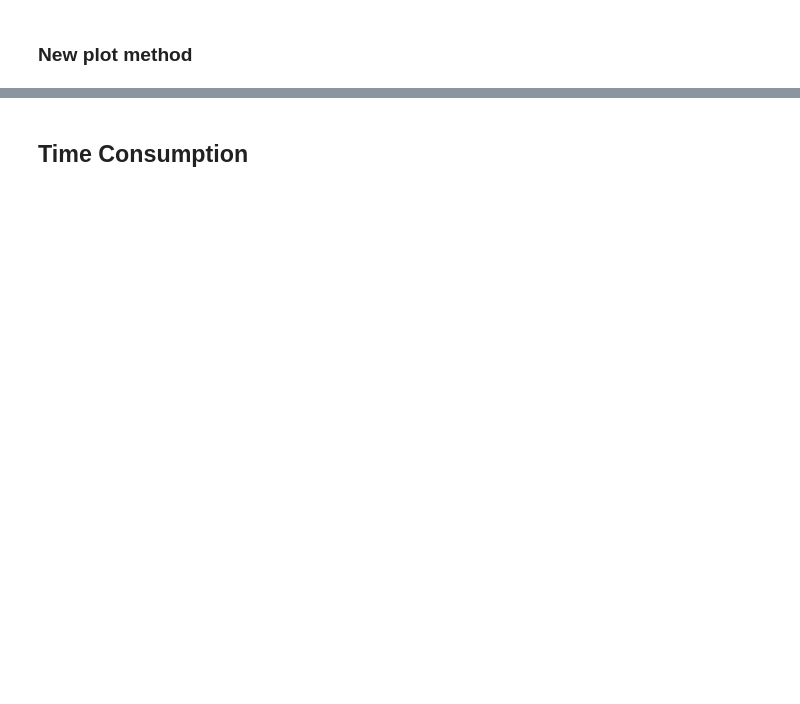
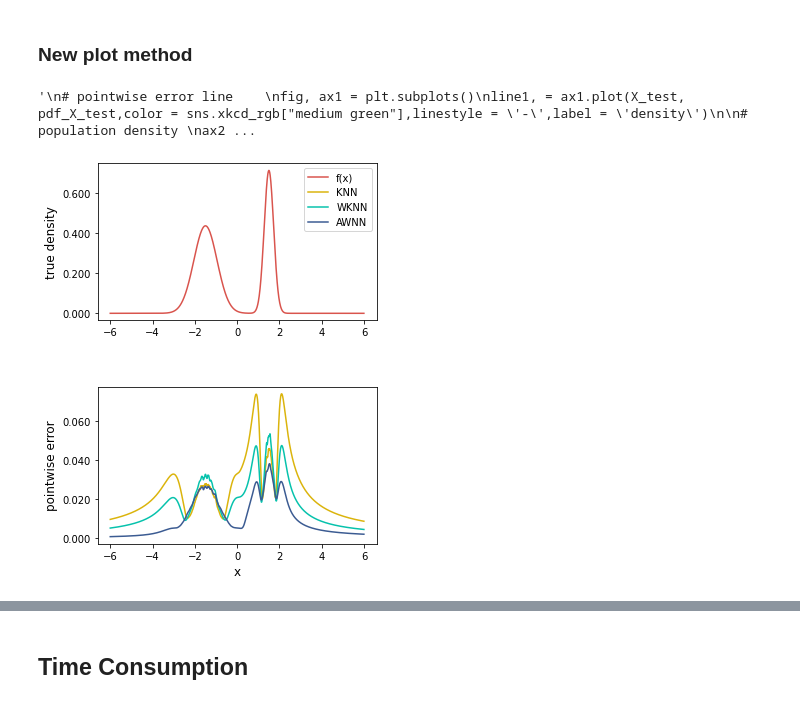
Before and after one commit to Karlmyh/NNDAD, a Jupyter notebook: Plot.ipynb, the cells around one changed output, grey strips where cells are left out. Saved outputs shown, nothing was run; the diff lists cells and outputs as text; code cells hidden in the pictures; blank space fills up the shorter version.

```diff
--- a/Plot.ipynb
+++ b/Plot.ipynb
@@ -1870,52 +1874,31 @@ pointwise_AWNN=estDensity_AWNN/m
 # %%
 # generate screen
 fig = plt.figure(figsize=(5,7))
 ax=[]
 ax.append(plt.subplot2grid((31,1), (0, 0), rowspan=13))
 ax.append(plt.subplot2grid((31,1), (18, 0), rowspan=13))
 plt.subplots_adjust(wspace=1,hspace=0.5)
 
 
 # plot lines
 line1, = ax[0].plot(X_test,pdf_X_test,color = sns.xkcd_rgb["pale red"],linestyle = '-',label = 'f(x)')
 line2, = ax[1].plot(X_test,pointwise_KNN,color = sns.xkcd_rgb["gold"],linestyle = '-',label = 'KNN')
 line3, = ax[1].plot(X_test,pointwise_WKNN,color = sns.xkcd_rgb["turquoise"],linestyle = '-',label = 'WKNN')
 line4, = ax[1].plot(X_test,pointwise_AWNN,color = sns.xkcd_rgb["denim blue"],linestyle = '-',label = 'AWNN')
 
 # set legend and grid
 _=ax[0].legend(handles = [line1,line2,line3,line4],)
 
-'''
-# pointwise error line
-fig, ax1 = plt.subplots()
-line1, = ax1.plot(X_test, pdf_X_test,color = sns.xkcd_rgb["medium green"],linestyle = '-',label = 'density')
 
-# population density
-ax2 = ax1.twinx()
-line2, = ax2.plot(X_test, pointwise_KNN,color = sns.xkcd_rgb["denim blue"],linestyle = '-',label = 'KNN')
-line3, = ax2.plot(X_test, pointwise_AWNN,color = sns.xkcd_rgb["pale red"],linestyle = '-',label = 'AWNN')
-
-
-# axis setting
-ax1.set_xlim([range_l,range_u])
-interval_l,interval_u=pdf_X_test.min(),pdf_X_test.max()
-ax1.set_ylim(interval_l-0.05*(interval_u-interval_l),interval_u+0.05*(interval_u-interval_l))
-
-interval_l,interval_u=pointwise_AWNN.min(),pointwise_KNN.max()
-ax2.set_ylim(interval_l-0.05*(interval_u-interval_l),interval_u+0.3*(interval_u-interval_l))
-
-ax1.set_xlabel("x",fontsize = 12)
-ax1.set_ylabel("density",fontsize = 12)
-ax2.set_ylabel("pointwise error",fontsize = 12)
-ax1.yaxis.set_major_formatter(mtick.FormatStrFormatter('%.2f'))
-ax2.yaxis.set_major_formatter(mtick.FormatStrFormatter('%.4f'))
-'''
 _=ax[0].yaxis.set_major_formatter(mtick.FormatStrFormatter('%.3f'))
 _=ax[1].yaxis.set_major_formatter(mtick.FormatStrFormatter('%.3f'))
 _=ax[1].set_xlabel("x",fontsize = 12)
 _=ax[0].set_ylabel("true density",fontsize = 12)
 _=ax[1].set_ylabel("pointwise error",fontsize = 12)
 plt.savefig("./plot_result/bias_analysis_1.pdf".format(dim),bbox_inches="tight",dpi=600)
+# %% [output]
+'\n# pointwise error line    \nfig, ax1 = plt.subplots()\nline1, = ax1.plot(X_test, pdf_X_test,color = sns.xkcd_rgb["medium green"],linestyle = \'-\',label = \'density\')\n\n# population density \nax2 ...
+[figure, added]
 # %%
 # settings and sampling
 dim=1
```
Also changed, not shown: parts of 17 cells of this notebook, 40 other files.
